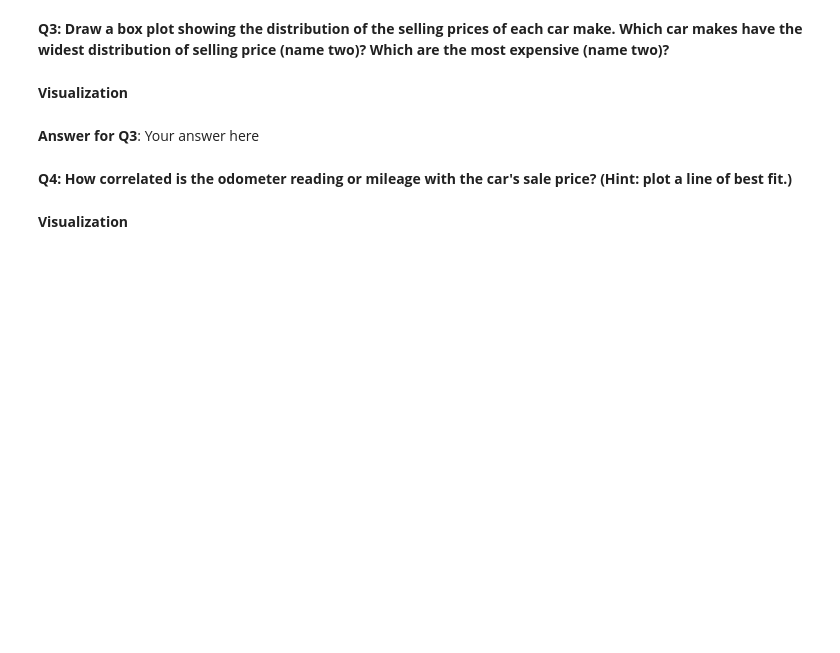
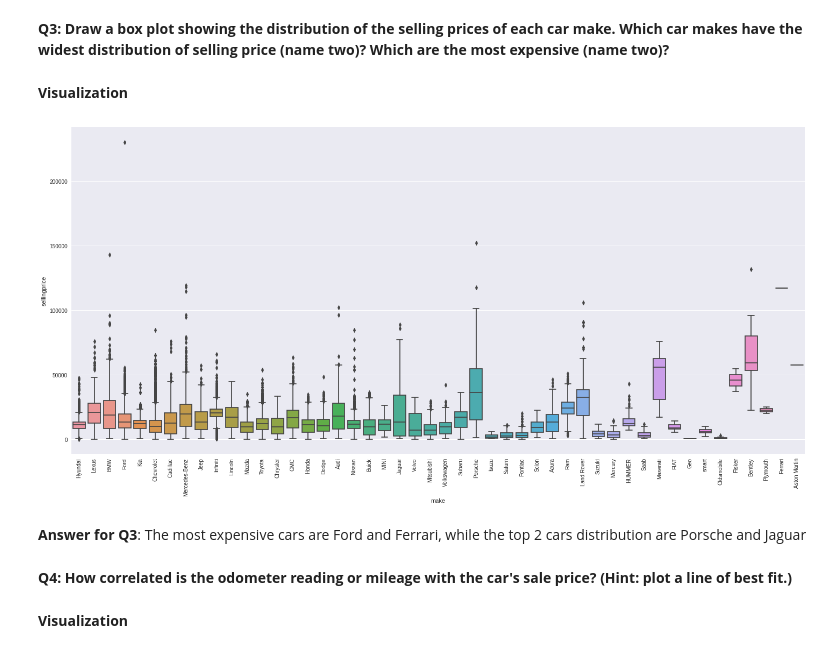
Before and after one commit to omartarek2000/Blizzard, a Jupyter notebook: Regression_Mini-Project.ipynb, the cells around one changed output. Saved outputs shown, nothing was run; the diff lists cells and outputs as text; code cells hidden in the pictures; blank space fills up the shorter version.

```diff
--- a/Regression_Mini-Project.ipynb
+++ b/Regression_Mini-Project.ipynb
@@ -120,8 +348,18 @@ plt.tight_layout()
 **Q3: Draw a box plot showing the distribution of the selling prices of each car make. Which car makes have the widest distribution of selling price (name two)? Which are the most expensive (name two)?**
 # %% [markdown]
 **Visualization**
-# %% [markdown]
-**Answer for Q3**: Your answer here
+# %%
+
+f= plt.figure(figsize= (20,10))
+sns.boxplot(x='make', y="sellingprice", data=df)
+plt.xticks(rotation=90)
+plt.tight_layout()
+
+#Choosing the box plot for visualisation
+# %% [output]
+[figure, added]
+# %% [markdown]
+**Answer for Q3**: The most expensive cars are Ford and Ferrari, while the top 2 cars distribution are Porsche and Jaguar
 # %% [markdown]
 **Q4: How correlated is the odometer reading or mileage with the car's sale price? (Hint: plot a line of best fit.)**
 # %% [markdown]
```
Also changed, not shown: parts of 42 cells of this notebook.
